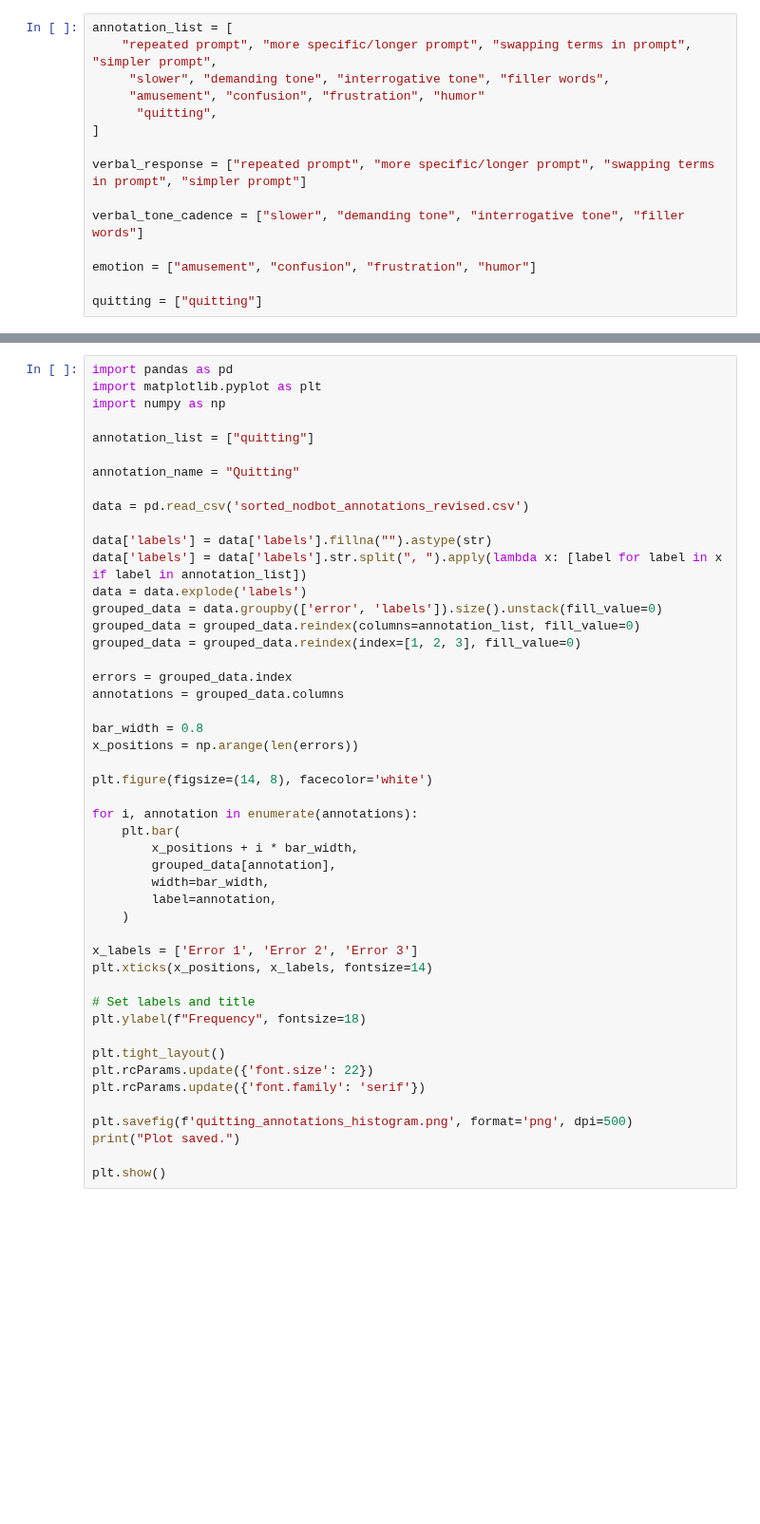
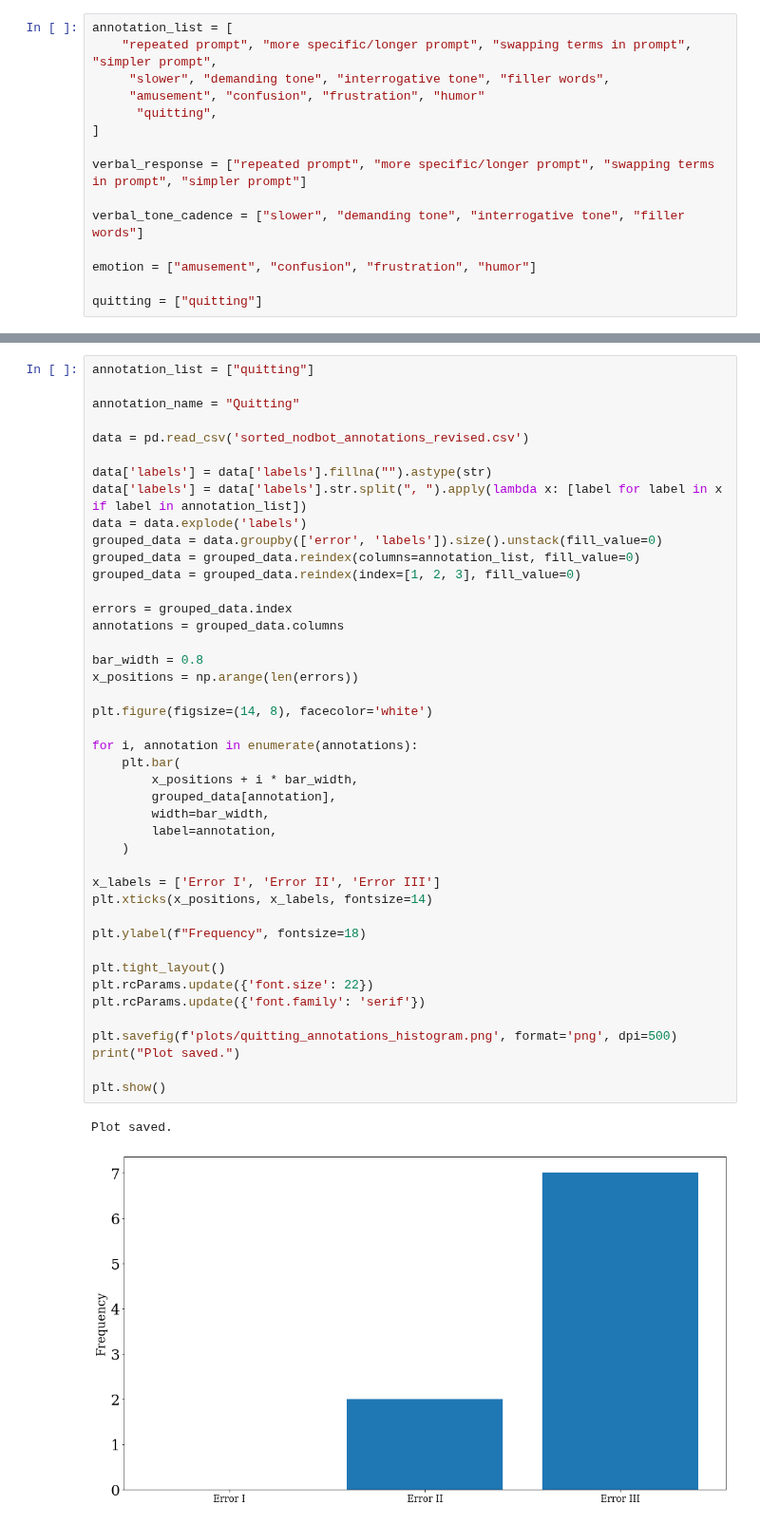
Before and after one commit to IRL-CT/badrobotsIRL, a Jupyter notebook: preprocessing/annotations/plot.ipynb, the cells around one changed output, grey strips where cells are left out. Shown at 95% size. Drawn from its saved outputs; the diff is of its cells as text; blank space fills up the shorter version.

```diff
--- a/preprocessing/annotations/plot.ipynb
+++ b/preprocessing/annotations/plot.ipynb
@@ -213,8 +229,4 @@ print("Plot saved.")
 # %%
-import pandas as pd
-import matplotlib.pyplot as plt
-import numpy as np
-
 annotation_list = ["quitting"]
 
 annotation_name = "Quitting"
@@ -228,34 +240,36 @@ grouped_data = data.groupby(['error', 'labels']).size().unstack(fill_value=0)
 grouped_data = grouped_data.reindex(columns=annotation_list, fill_value=0)
 grouped_data = grouped_data.reindex(index=[1, 2, 3], fill_value=0)
 
 errors = grouped_data.index
 annotations = grouped_data.columns
 
 bar_width = 0.8
 x_positions = np.arange(len(errors))
 
 plt.figure(figsize=(14, 8), facecolor='white')
 
 for i, annotation in enumerate(annotations):
     plt.bar(
         x_positions + i * bar_width,
         grouped_data[annotation],
         width=bar_width,
         label=annotation,
     )
 
-x_labels = ['Error 1', 'Error 2', 'Error 3']
+x_labels = ['Error I', 'Error II', 'Error III']
 plt.xticks(x_positions, x_labels, fontsize=14)
 
-# Set labels and title
 plt.ylabel(f"Frequency", fontsize=18)
 
 plt.tight_layout()
 plt.rcParams.update({'font.size': 22})
 plt.rcParams.update({'font.family': 'serif'})
 
-plt.savefig(f'quitting_annotations_histogram.png', format='png', dpi=500)
+plt.savefig(f'plots/quitting_annotations_histogram.png', format='png', dpi=500)
 print("Plot saved.")
 
 plt.show()
+# %% [output]
+Plot saved.
+[figure, added]
 # %%
```
Also changed, not shown: parts of 5 cells of this notebook, 8 other files.
